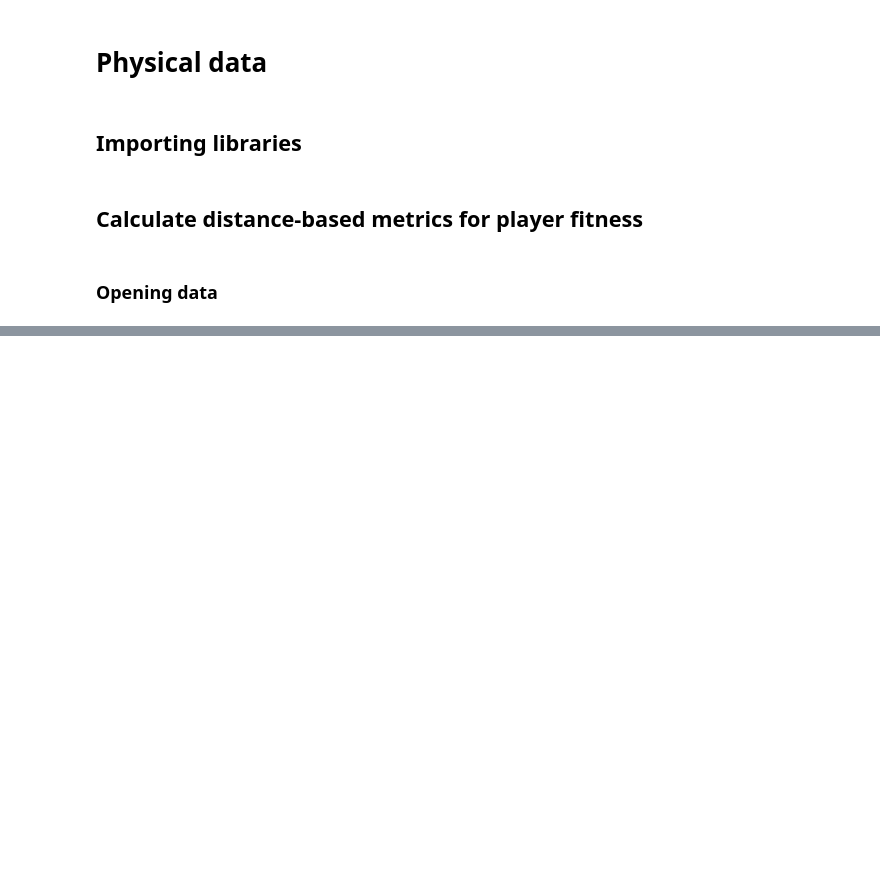
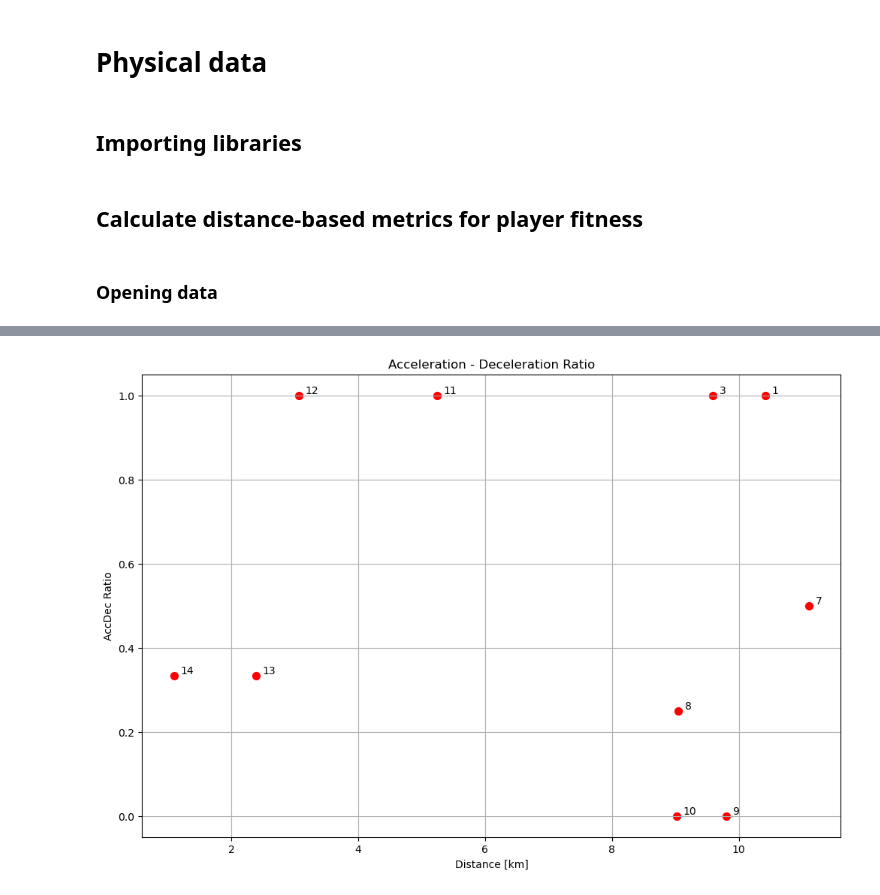
Before and after one commit to Florian-DENIS/soccermatics, a Jupyter notebook: PhysicalData.ipynb, the cells around one changed output, grey strips where cells are left out. Drawn from its saved outputs; the diff is of its cells as text; code cells hidden in the pictures; blank space fills up the shorter version.

```diff
--- a/PhysicalData.ipynb
+++ b/PhysicalData.ipynb
@@ -46,0 +192,80 @@ ValueError: `axis` must be fewer than the number of dimensions (1)
+# %%
+maxacc = 6
+home_acc_dict = {}
+
+for player in home_players:
+    # Calculating acceleration
+
+    tracking_home['Home_' + player + '_Acc'] = tracking_home['Home_' + player + '_speed'].diff() / dt
+
+    # Setting acceleration condition
+    tracking_home['Home_' + player + '_Acc'].loc[np.absolute(tracking_home['Home_' + player + '_Acc']) > maxacc] = np.nan
+
+    # Checking if acceleration was high or low
+    tracking_home['Home_' + player + '_Acc_type'] = np.where(np.absolute(tracking_home['Home_' + player + '_Acc']) >= 2,
+                                                             "High", "Low")
+    tracking_home['Home_' + player + '_Acc_g'] = tracking_home['Home_' + player + '_Acc_type'].ne(
+        tracking_home['Home_' + player + '_Acc_type'].shift()).cumsum()
+
+    #for each player
+    for g in np.unique(tracking_home['Home_' + player + '_Acc_g']):
+        acc_temp = tracking_home[tracking_home['Home_' + player + '_Acc_g'] == g]
+        if acc_temp['Home_' + player + '_Acc_type'].iloc[0] == 'High':
+            # Getting the acceleration period
+            acc_duration = round(max(acc_temp['Time [s]']) - min(acc_temp['Time [s]']), 2)
+            # Checking if it was acceleration or deceleration
+            acc_or_dec = np.where(np.mean(acc_temp['Home_'+player+'_Acc']) > 0, "Acc", "Dec")
+            # Creating a dictionary
+            home_acc_dict[len(home_acc_dict) + 1] = {'Player': player, 'Group': g, 'Duration': acc_duration,
+                                                     'Type': acc_or_dec}
+
+home_acc_df = pd.DataFrame.from_dict(home_acc_dict,orient='index')
+
+# Getting accelerations that were longer than 0.75 sec
+home_acc_df1 = home_acc_df[home_acc_df['Duration']>=.75]
+
+# Repeating for away team
+away_acc_dict = {}
+for player in away_players:
+    tracking_away['Away_' + player + '_Acc'] = tracking_away['Away_' + player + '_speed'].diff() / dt
+    tracking_away['Away_' + player + '_Acc'].loc[np.absolute(tracking_away['Away_' + player + '_Acc']) > maxacc] = np.nan
+    tracking_away['Away_' + player + '_Acc_type'] = np.where(np.absolute(tracking_away['Away_' + player + '_Acc']) >= 2,
+                                                             "High", "Low")
+    tracking_away['Away_' + player + '_Acc_g'] = tracking_away['Away_' + player + '_Acc_type'].ne(
+        tracking_away['Away_' + player + '_Acc_type'].shift()).cumsum()
+
+    for g in np.unique(tracking_away['Away_' + player + '_Acc_g']):
+        acc_temp = tracking_away[tracking_away['Away_' + player + '_Acc_g'] == g]
+        if acc_temp['Away_' + player + '_Acc_type'].iloc[0] == 'High':
+            acc_duration = round(max(acc_temp['Time [s]']) - min(acc_temp['Time [s]']), 2)
+            acc_or_dec = np.where(np.mean(acc_temp['Away_'+player+'_Acc']) > 0, "Acc", "Dec")
+            away_acc_dict[len(away_acc_dict) + 1] = {'Player': player, 'Group': g, 'Duration': acc_duration,
+                                                     'Type': acc_or_dec}
+
+away_acc_df = pd.DataFrame.from_dict(away_acc_dict,orient='index')
+away_acc_df1 = away_acc_df[away_acc_df['Duration']>=.75]
+
+
+# Calculating ratio for each player for the home team
+accdec = []
+for player in home_players:
+    accs = home_acc_df1[(home_acc_df1['Player']==player) & (home_acc_df1['Type']=='Acc')].count()[0]
+    decs = home_acc_df1[(home_acc_df1['Player']==player) & (home_acc_df1['Type']=='Dec')].count()[0]
+    ac_ratio = accs / decs
+    accdec.append(ac_ratio)
+
+# Saving it in a dataframe
+home_summary['AccDec'] = accdec
+
+# Making a plot
+fig, ax = plt.subplots(figsize=(12, 8))
+ax.scatter(home_summary['Distance [km]'], home_summary['AccDec'], color = "red", s = 50)
+for i in home_summary.index:
+    ax.annotate(str(i), (home_summary[home_summary.index==i]['Distance [km]']+ 0.1, home_summary[home_summary.index==i]['AccDec'] + 0.005), fontsize = 10)
+ax.set_xlabel("Distance [km]")
+ax.set_ylabel("AccDec Ratio")
+plt.grid()
+plt.title("Acceleration - Deceleration Ratio")
+plt.show()
+# %% [output]
+[figure, added]
```
Also changed, not shown: parts of 15 cells of this notebook, 5 other files.
